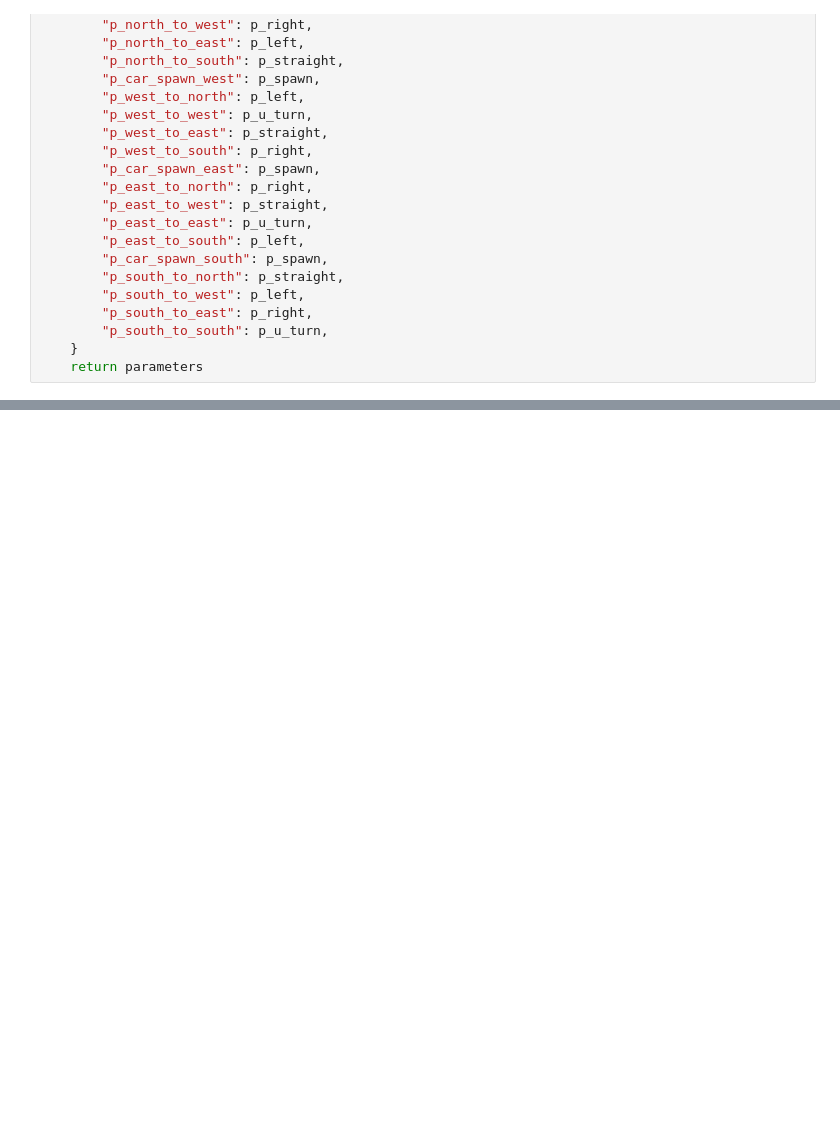
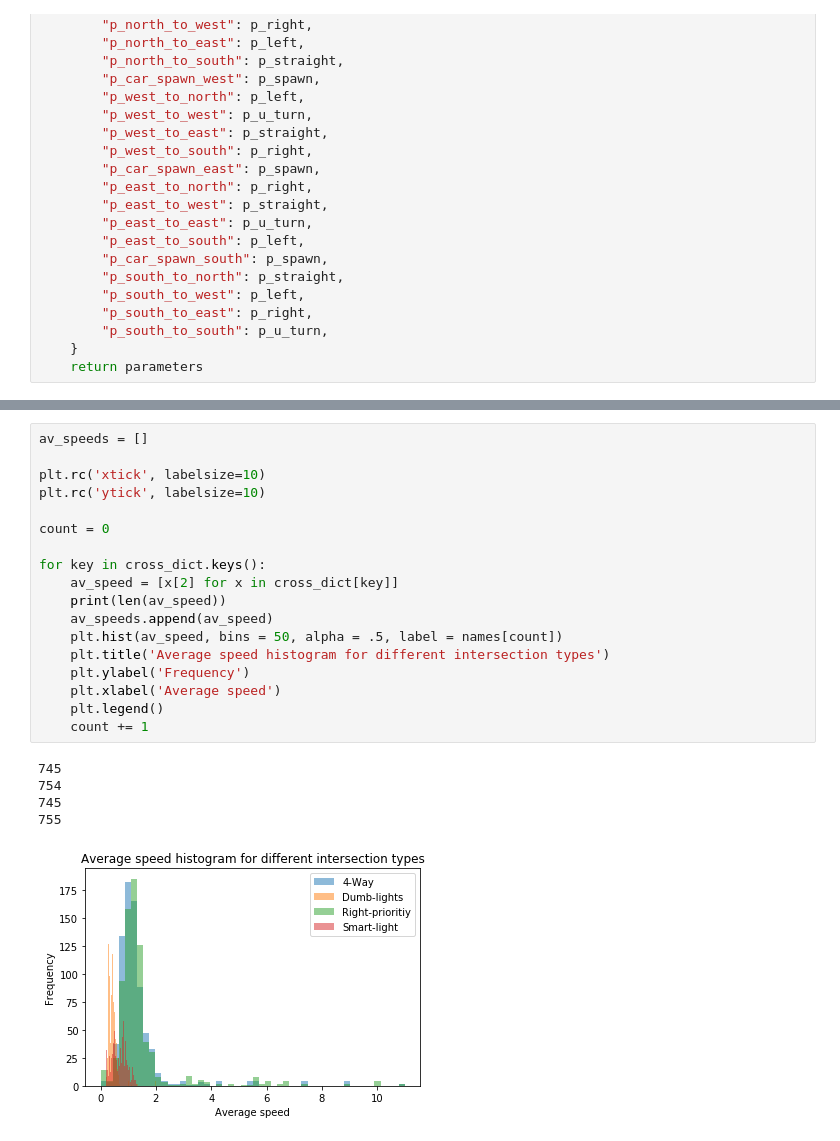
Before and after one commit to r-hoffmann/agent-based-modelling, a Jupyter notebook: Plots with CIs.ipynb, the cells around one changed output, grey strips where cells are left out. Drawn from its saved outputs; the diff is of its cells as text; blank space fills up the shorter version.

```diff
--- a/Plots with CIs.ipynb
+++ b/Plots with CIs.ipynb
@@ -148,0 +193,24 @@ TypeError: scatter() missing 2 required positional arguments: 'x' and 'y'
+# %%
+av_speeds = []
+
+plt.rc('xtick', labelsize=10)
+plt.rc('ytick', labelsize=10)
+
+count = 0
+
+for key in cross_dict.keys():
+    av_speed = [x[2] for x in cross_dict[key]]
+    print(len(av_speed))
+    av_speeds.append(av_speed)
+    plt.hist(av_speed, bins = 50, alpha = .5, label = names[count])
+    plt.title('Average speed histogram for different intersection types')
+    plt.ylabel('Frequency')
+    plt.xlabel('Average speed')
+    plt.legend()
+    count += 1
+# %% [output]
+745
+754
+745
+755
+[figure, added]
```
Also changed, not shown: parts of 13 cells of this notebook.
